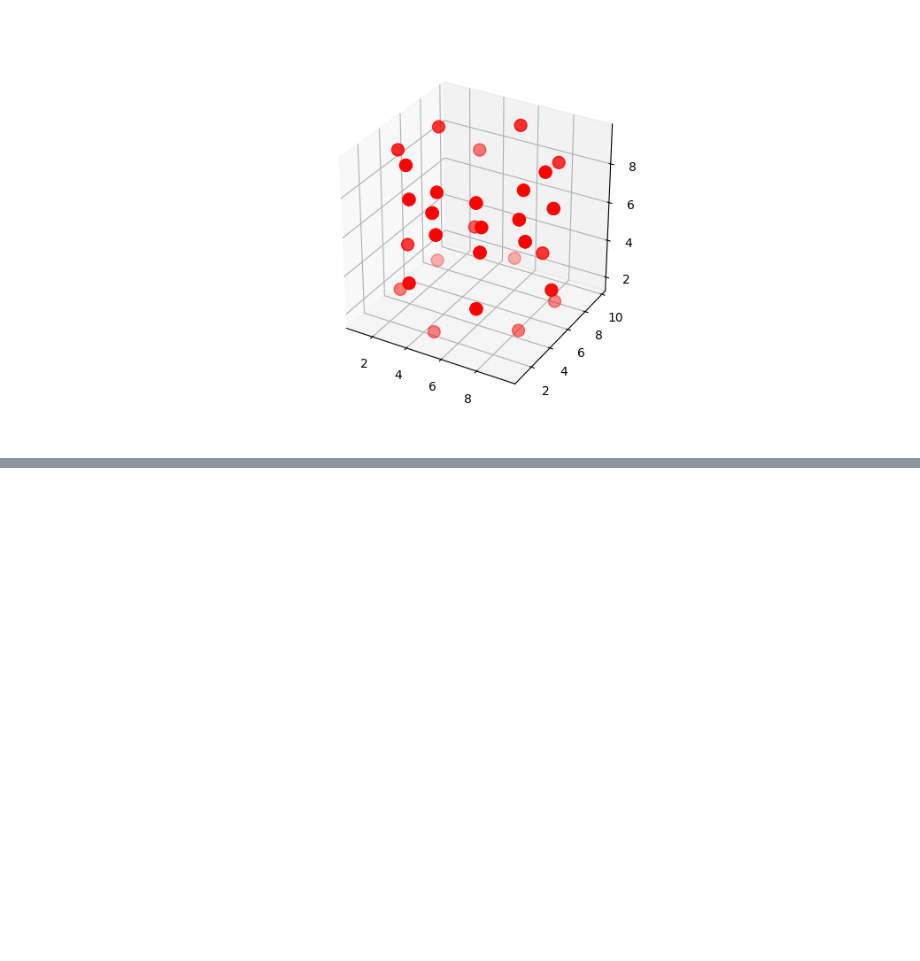
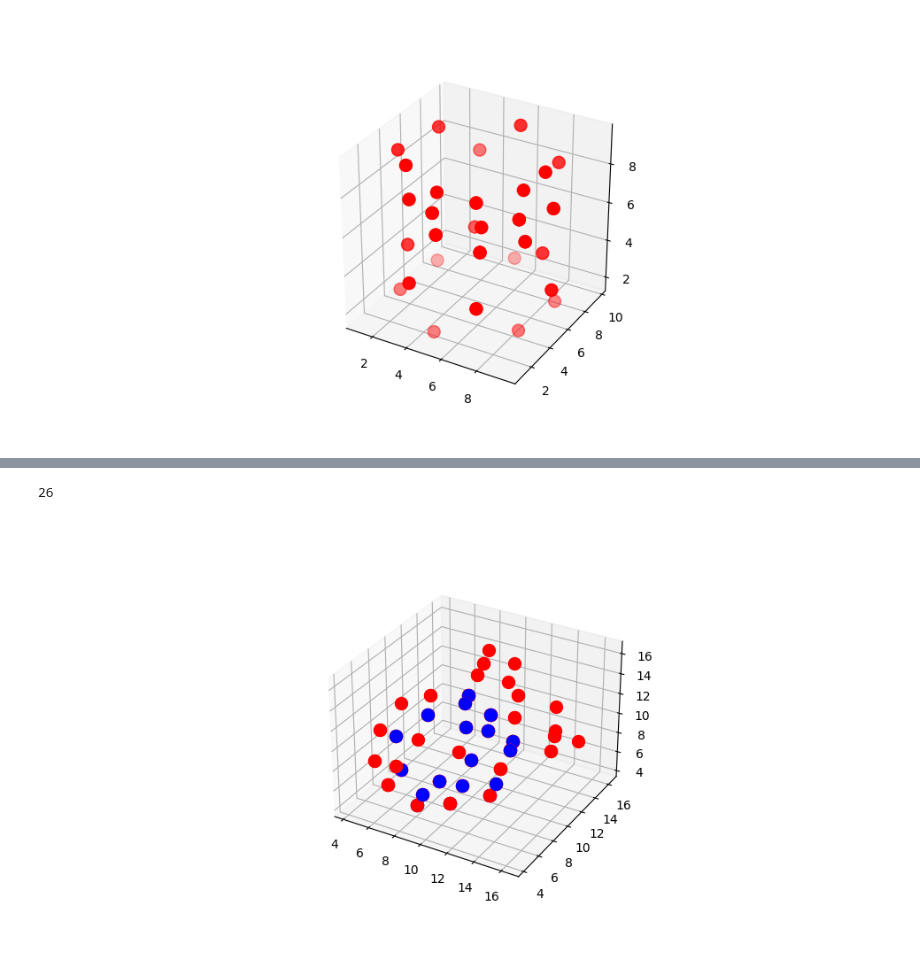
Before and after one commit to nicksmits1/chee494, a Jupyter notebook: DFS_Ring_Identification/DFS_Ring_Finder.ipynb, the cells around one changed output, grey strips where cells are left out. Drawn from its saved outputs; the diff is of its cells as text; code cells hidden in the pictures; blank space fills up the shorter version.

```diff
--- a/DFS_Ring_Identification/DFS_Ring_Finder.ipynb
+++ b/DFS_Ring_Identification/DFS_Ring_Finder.ipynb
@@ -888,0 +1126,9 @@ Num HEX rings : 15
+# %%
+# for i in range(len(g.six_ring_list)):
+#     print(g.six_ring_list[i].coordination)
+
+for i in range(len(g.five_ring_list)):
+    print(g.five_ring_list[i].coordination)
+
+# g.six_ring_list[0].print_ring()
+# g.six_ring_list[0].print_neighbouring_rings()
@@ -1037,0 +1334,12 @@ g.plot_cups()
+# %%
+idx_1 = 2
+idx_2 = 3
+idx_3 = 5
+l1 = [g.cup_6_1_5_6_list[idx_1].rings[i].verticies[j] for i in range(len(g.cup_6_1_5_6_list[idx_1].rings)) for j in range(len(g.cup_6_1_5_6_list[idx_1].rings[i].verticies))]
+l2 = [g.cup_6_1_5_6_list[idx_2].rings[i].verticies[j] for i in range(len(g.cup_6_1_5_6_list[idx_2].rings)) for j in range(len(g.cup_6_1_5_6_list[idx_2].rings[i].verticies))]
+lf = set(l1 + l2)
+print(len(lf))
+g.plot_these_cups([g.cup_6_1_5_6_list[idx_1], g.cup_6_1_5_6_list[idx_2], g.cup_6_1_5_6_list[idx_3]])
+# %% [output]
+26
+[figure, added]
```
Also changed, not shown: parts of 17 cells of this notebook, 31 other files.
